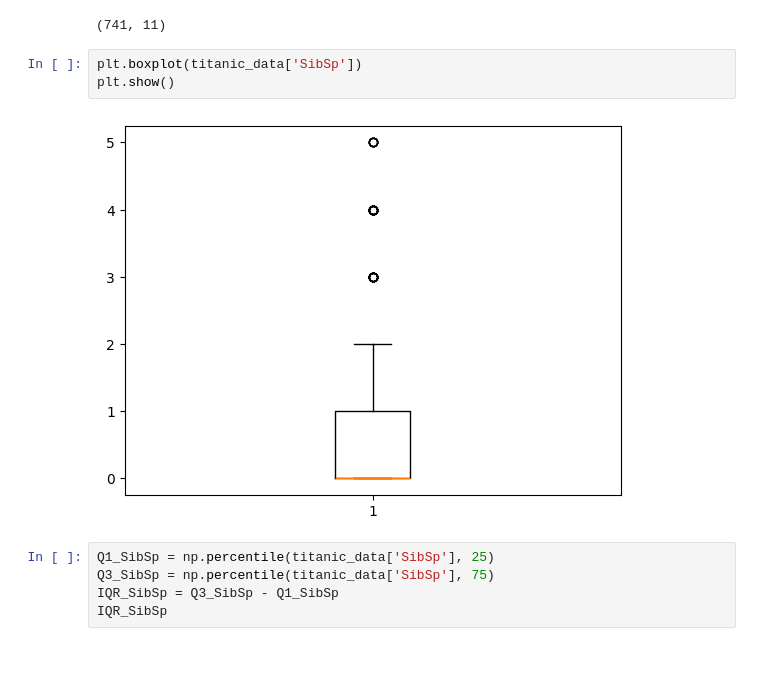
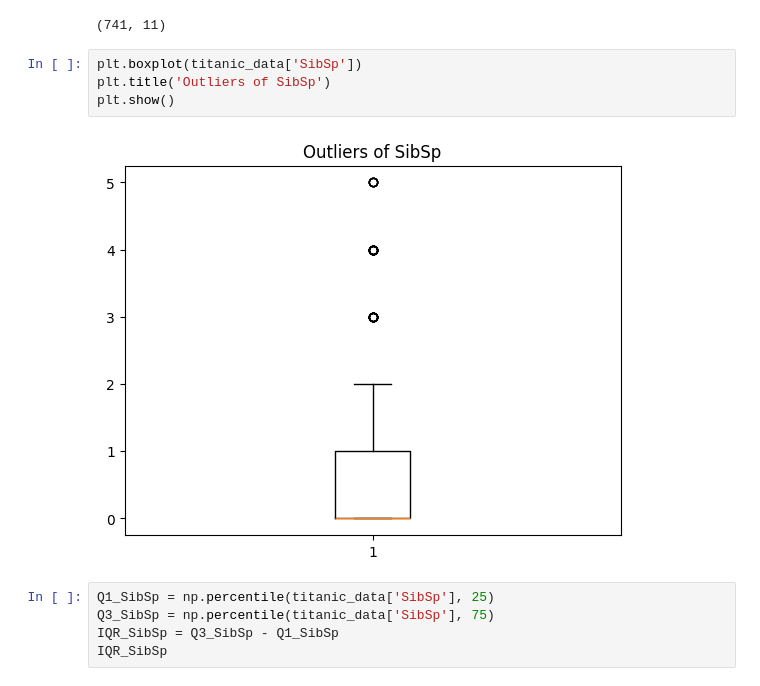
Before and after one commit to Joyna-Joy/dsa_CaseStudy_ICTAK_2024_25, a Jupyter notebook: DataScience_Preprocessing(Jan25).ipynb, the cells around one changed output. Saved outputs shown, nothing was run; the diff lists cells and outputs as text; blank space fills up the shorter version.

```diff
--- a/DataScience_Preprocessing(Jan25).ipynb
+++ b/DataScience_Preprocessing(Jan25).ipynb
@@ -215,9 +217,10 @@ titanic_data.shape
 (741, 11)
 # %%
 plt.boxplot(titanic_data['SibSp'])
+plt.title('Outliers of SibSp')
 plt.show()
 # %% [output]
-[figure, old version]
+[figure, new version]
 # %%
 Q1_SibSp = np.percentile(titanic_data['SibSp'], 25)
 Q3_SibSp = np.percentile(titanic_data['SibSp'], 75)
```
Also changed, not shown: parts of 2 cells of this notebook.
